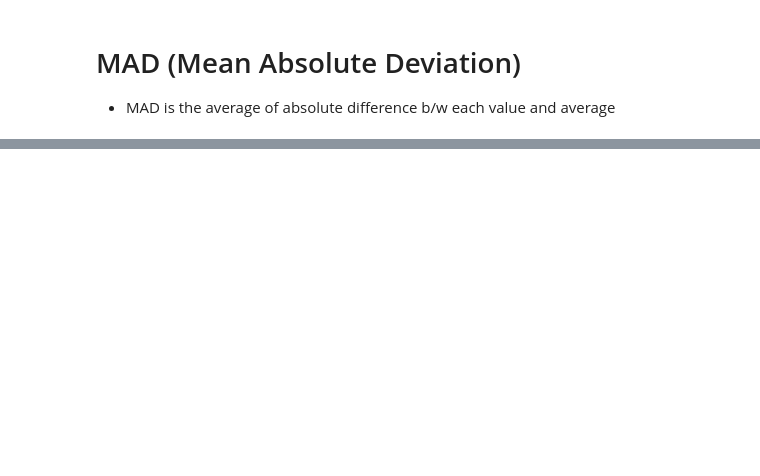
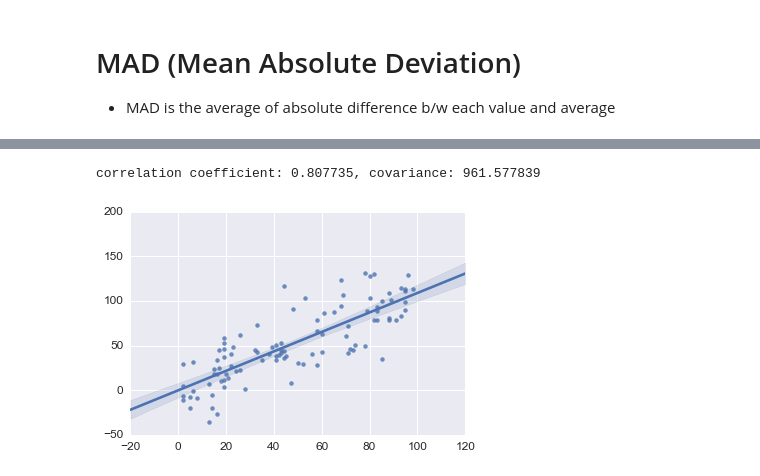
Before and after one commit to kumikokashii/stuff, a Jupyter notebook: stats_with_python.ipynb, the cells around one changed output, grey strips where cells are left out. Saved outputs shown, nothing was run; the diff lists cells and outputs as text; code cells hidden in the pictures; blank space fills up the shorter version.

```diff
--- a/stats_with_python.ipynb
+++ b/stats_with_python.ipynb
@@ -114,0 +154,12 @@ get_mad(a)
+# %%
+x = np.random.randint(0, 100, 100)
+y = x + np.random.normal(0, 25, 100)  # x with some noise
+
+r, p = spstats.pearsonr(x, y)
+c = np.cov(x, y)[0][1]
+
+print('correlation coefficient: %f, covariance: %f' % (r, c))
+ax =sns.regplot(x=x, y=y)
+# %% [output]
+correlation coefficient: 0.807735, covariance: 961.577839
+[figure, added]
```
Also changed, not shown: parts of 13 cells of this notebook.
